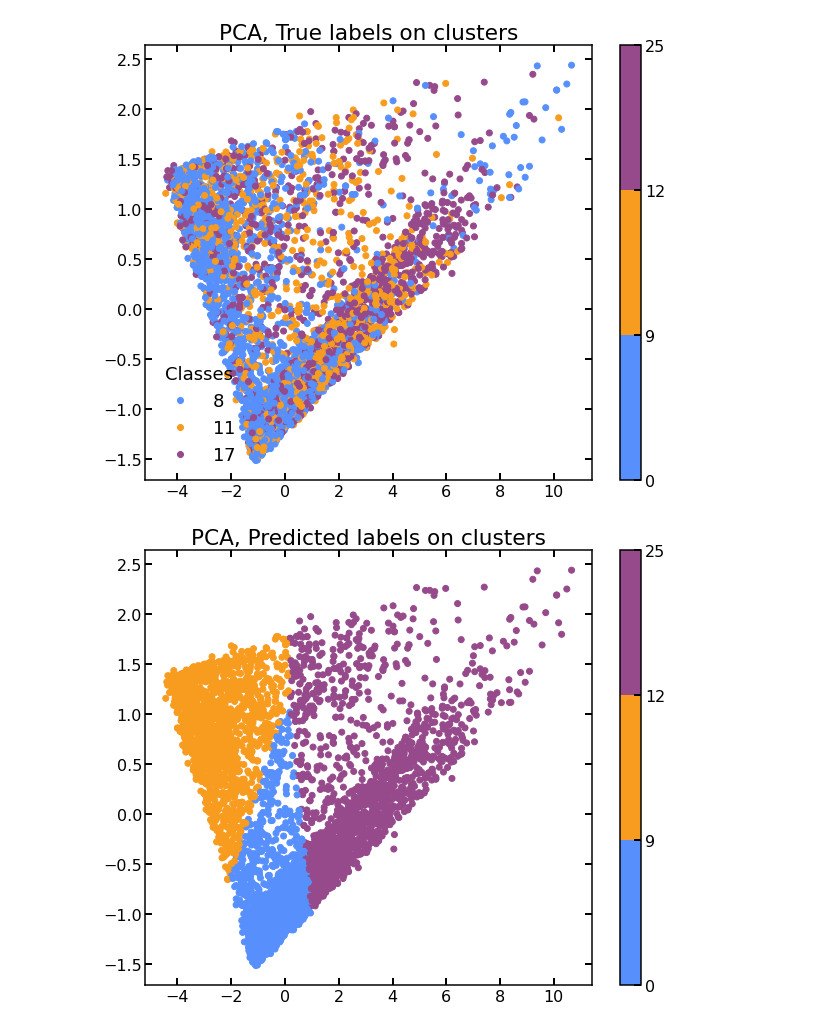
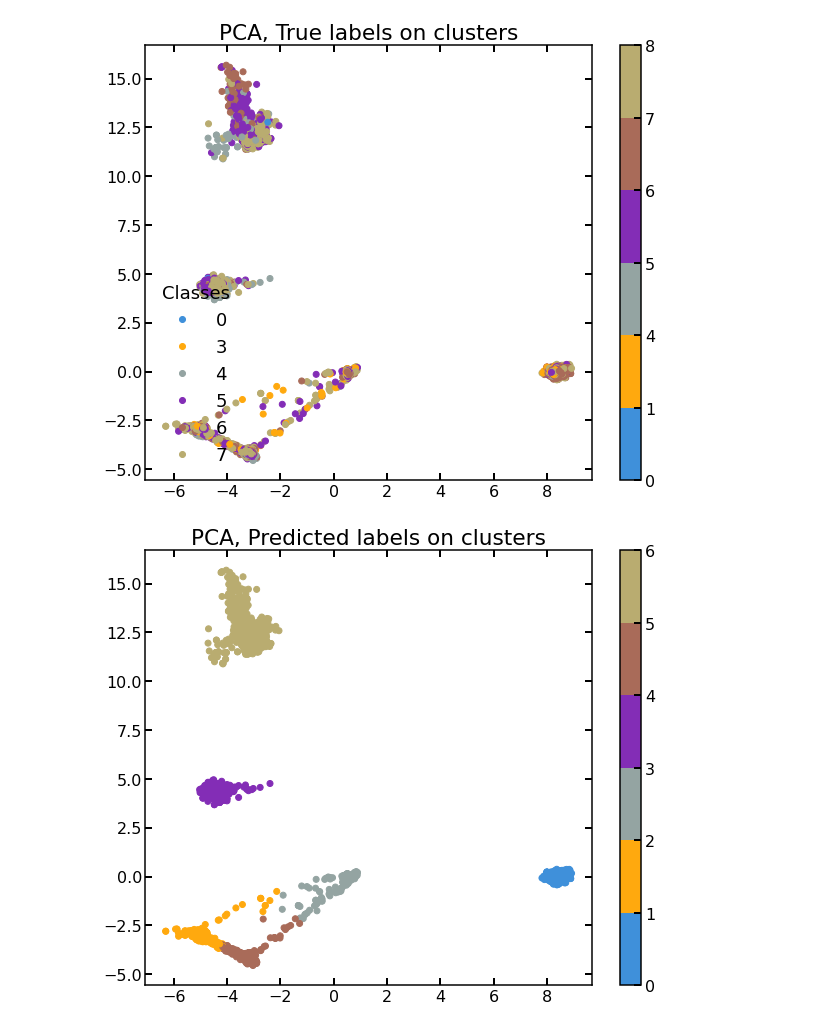
Before and after one commit to chernyavskaya/AnomalyClustering, a Jupyter notebook: notebooks/eval_graph_AE_upd.ipynb, the cells around one changed output. Saved outputs shown, nothing was run; the diff lists cells and outputs as text; code cells hidden in the pictures.

```diff
--- a/notebooks/eval_graph_AE_upd.ipynb
+++ b/notebooks/eval_graph_AE_upd.ipynb
@@ -63,10 +111,11 @@ file_dataset = np.concatenate([np.repeat(np.expand_dims(np.expand_dims(truth_dat
                                     file_dataset[:,:,0:3]], #pt,eta,phi
                                     axis=-1)
 
+n_top_proc=6
+
 random.shuffle(file_dataset)
-file_dataset = file_dataset[:int(1e5)]
+file_dataset = file_dataset#[:int(1e5)]
 input_shape=[5,4]
-n_top_proc=3
 batch_size=256
 
 prepared_dataset,datas =  data_proc.prepare_graph_datas(file_dataset,input_shape[0],n_top_proc = n_top_proc,connect_only_real=True)
@@ -126,15 +162,15 @@ from models.models import load_DenseAE, load_IDEC, load_GraphAE
 
 device='cpu'
 load_dir = '/eos/user/n/nchernya/MLHEP/AnomalyDetection/autoencoder_for_anomaly/clustering/trained_output/graph/'
-n_run = 'run_3'
+n_run = 'run_6'
 load_dir+=n_run+'/'
 #path_model_ae = load_dir+'/best_model_AE.pkl'
-path_model_ae = load_dir+'/pretrained_AE_epoch_21.pkl'
-path_model_idec = load_dir+'/idec_model_epoch_1.pkl'
+path_model_ae = load_dir+'/pretrained_AE_epoch_50.pkl'
+path_model_idec = load_dir+'/idec_model_epoch_40.pkl'
 path_params = load_dir+'parameters.json'
 params_dict = json.loads(json.load(open(path_params)))
 
 model_AE = load_GraphAE(params_dict, device, path_model_ae)
-#model = load_IDEC(model_AE,params_dict, device, path_model_idec)
+model = load_IDEC(model_AE,params_dict, device, path_model_idec)
 # %%
 num_clusters_dict = {}
@@ -235,39 +269,48 @@ cmap = (colors.ListedColormap(nice_colors[:n_col])
 b_n = np.unique(true_labels)+1 if len(np.unique(true_labels))>len(np.unique(predicted_reassigned)) else np.unique(predicted_reassigned)+1
 b_n = np.insert(b_n,0,0)
 norm = colors.BoundaryNorm( b_n,cmap.N)
+
+
+n_col_pred = len(np.unique(pred_labels))+1
+cmap_pred = (colors.ListedColormap(nice_colors[:n_col_pred])
+        .with_extremes(over='0.25', under='0.75'))
+b_n_pred = np.unique(pred_labels)+1
+b_n_pred = np.insert(b_n_pred,0,0)
+norm_pred = colors.BoundaryNorm( b_n_pred,cmap.N)
 # %%
 from sklearn.model_selection import StratifiedKFold
 from sklearn.decomposition import PCA
 
-n_subsample = 5000
+n_subsample = 50000
 n = int(len(true_labels)/n_subsample)
 
 skf = StratifiedKFold(n, shuffle = True)
 for _, batch in skf.split(latent_pred, true_labels):
     break
 
 #principalComponents = TSNE(n_components=2,verbose=1, perplexity=30, n_iter=1000, learning_rate=200
 #                          ).fit_transform(latent_pred[batch])
 
 pca = PCA(n_components=2)
 principalComponents = pca.fit_transform(np.array(latent_pred))
 pc1 = principalComponents[:,0][batch]
 pc2 = principalComponents[:,1][batch]
 
 fig = plt.figure(figsize=(10,8))
 scatter = plt.scatter(pc1,pc2, c=true_labels[batch],cmap=cmap, norm=norm)
 plt.title('PCA, True labels on clusters')
 cb = plt.colorbar()
 # produce a legend with the unique colors from the scatter
 legend1 = plt.legend(*scatter.legend_elements(),
                     loc="lower left", title="Classes")
 
 #ax.add_artist(legend1)
 
 fig = plt.figure(figsize=(10,8))
-plt.scatter(pc1,pc2, c=np.array(predicted_reassigned)[batch],cmap=cmap, norm=norm)
+#plt.scatter(pc1,pc2, c=np.array(predicted_reassigned)[batch],cmap=cmap, norm=norm)
+plt.scatter(pc1,pc2, c=np.array(pred_labels)[batch],cmap=cmap_pred, norm=norm_pred)
 plt.title('PCA, Predicted labels on clusters')
 cb = plt.colorbar()
 # %% [output]
-[figure, old version]
+[figure, new version]
-[figure, old version]
+[figure, new version]
```
Also changed, not shown: parts of 10 cells of this notebook, 3 other files.
